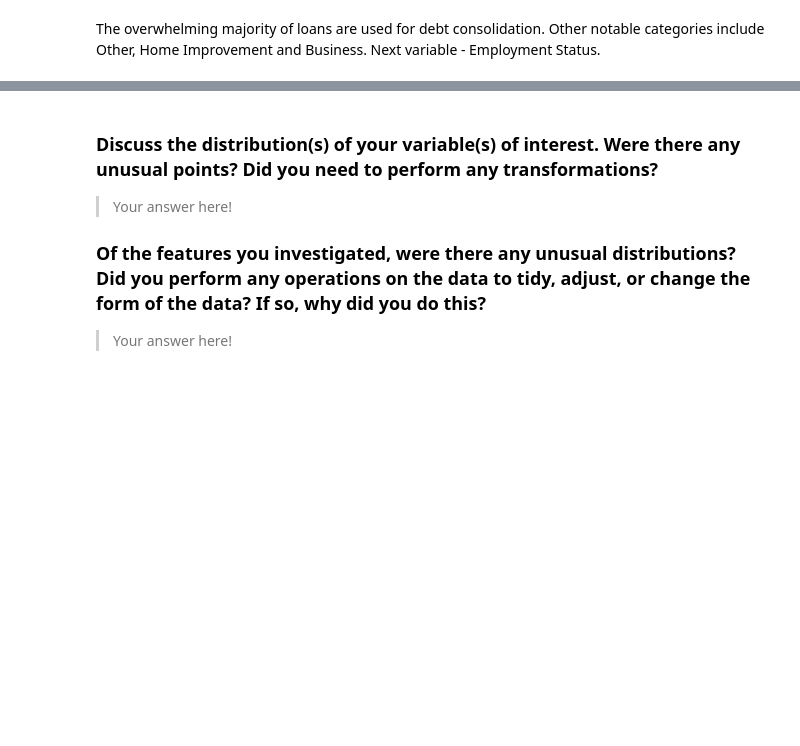
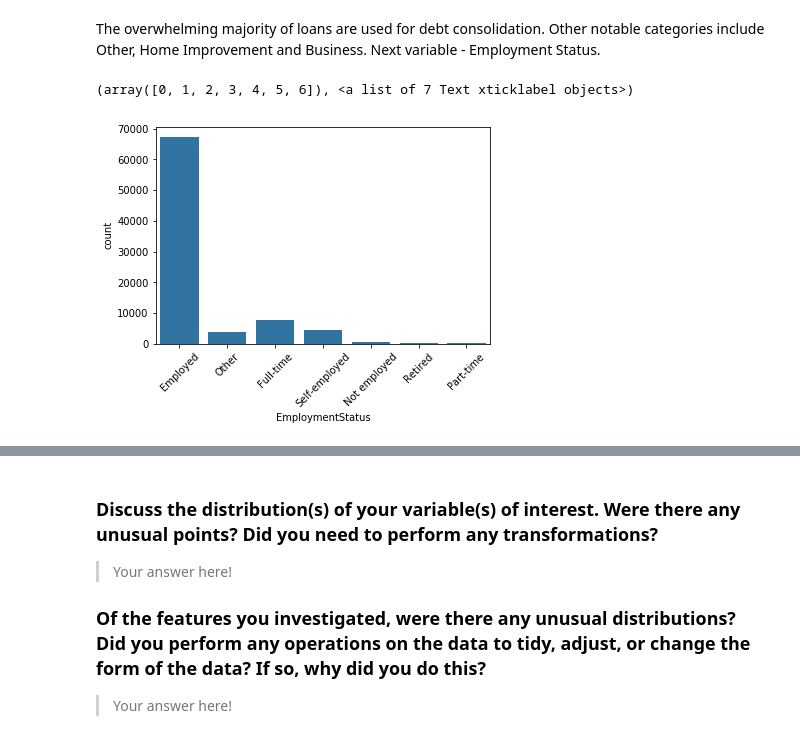
Before and after one commit to Askanio234/Communicate-Data-Findings, a Jupyter notebook: exploration.ipynb, the cells around one changed output, grey strips where cells are left out. Drawn from its saved outputs; the diff is of its cells as text; code cells hidden in the pictures; blank space fills up the shorter version.

```diff
--- a/exploration.ipynb
+++ b/exploration.ipynb
@@ -53,7 +53,7 @@ Note that this data set contains 81 columns. For the purpose of this analysis le
 target_columns =  [
     'Term', 'LoanStatus', 'BorrowerRate', 'ProsperRating (Alpha)', 'ListingCategory (numeric)', 'EmploymentStatus',
     'DelinquenciesLast7Years', 'StatedMonthlyIncome', 'TotalProsperLoans', 'LoanOriginalAmount',
-    'LoanOriginationDate', 'Recommendations', 'InvestmentFromFriendsAmount'
+    'LoanOriginationDate', 'Recommendations', 'Investors'
 ]
 # %%
 target_df = df[target_columns]
@@ -94,3 +96,5 @@ target_df = target_df.dropna(subset=['ProsperRating (Alpha)']).reset_index()
+# %%
+target_df['LoanOriginationDate'] = pd.to_datetime(target_df['LoanOriginationDate'])
 # %%
 target_df.info()
 # %% [output]
@@ -219,3 +228,9 @@ sb.countplot(data=target_df, x='ListingCategory (numeric)', color=default_color)
 The category of the listing that the borrower selected when posting their listing: 0 - Not Available, 1 - Debt Consolidation, 2 - Home Improvement, 3 - Business, 4 - Personal Loan, 5 - Student Use, 6 - Auto, 7- Other, 8 - Baby&Adoption, 9 - Boat, 10 - Cosmetic Procedure, 11 - Engagement Ring, 12 - Green Loans, 13 - Household Expenses, 14 - Large Purchases, 15 - Medical/Dental, 16 - Motorcycle, 17 - RV, 18 - Taxes, 19 - Vacation, 20 - Wedding Loans
 # %% [markdown]
 The overwhelming majority of loans are used for debt consolidation. Other notable categories include Other, Home Improvement and Business. Next variable - Employment Status.
+# %%
+sb.countplot(data=target_df, x='EmploymentStatus', color=default_color)
+plt.xticks(rotation=45)
+# %% [output]
+(array([0, 1, 2, 3, 4, 5, 6]), <a list of 7 Text xticklabel objects>)
+[figure, added]
```
Also changed, not shown: parts of 29 cells of this notebook.
